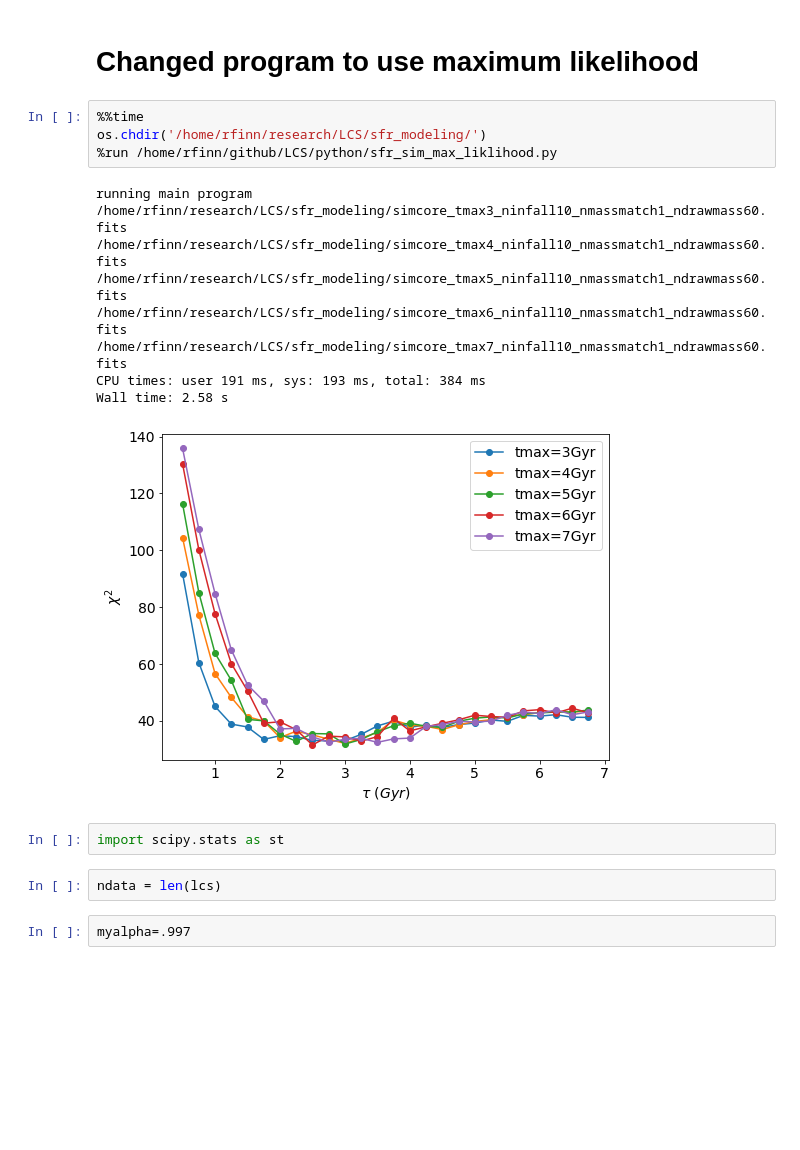
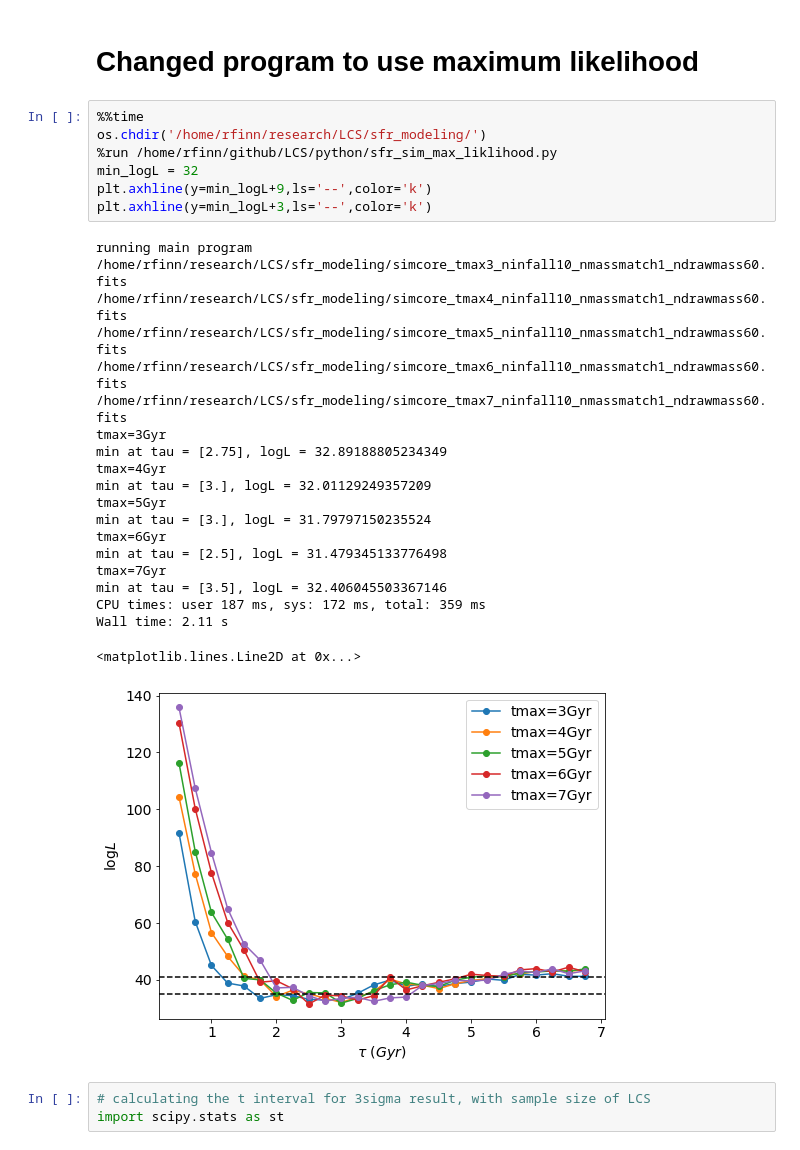
Before and after one commit to rfinn/LCS, a Jupyter notebook: notebooks/sfr-modeling-paper2.ipynb, the cells around one changed output. Cells and saved outputs as stored; diff of their text form; blank space fills up the shorter version.

```diff
--- a/notebooks/sfr-modeling-paper2.ipynb
+++ b/notebooks/sfr-modeling-paper2.ipynb
@@ -1052,21 +1052,32 @@ Wall time: 2.18 s
 # %%
 %%time
 os.chdir('/home/rfinn/research/LCS/sfr_modeling/')
 %run /home/rfinn/github/LCS/python/sfr_sim_max_liklihood.py
+min_logL = 32
+plt.axhline(y=min_logL+9,ls='--',color='k')
+plt.axhline(y=min_logL+3,ls='--',color='k')
 # %% [output]
 running main program
 /home/rfinn/research/LCS/sfr_modeling/simcore_tmax3_ninfall10_nmassmatch1_ndrawmass60.fits
 /home/rfinn/research/LCS/sfr_modeling/simcore_tmax4_ninfall10_nmassmatch1_ndrawmass60.fits
 /home/rfinn/research/LCS/sfr_modeling/simcore_tmax5_ninfall10_nmassmatch1_ndrawmass60.fits
 /home/rfinn/research/LCS/sfr_modeling/simcore_tmax6_ninfall10_nmassmatch1_ndrawmass60.fits
 /home/rfinn/research/LCS/sfr_modeling/simcore_tmax7_ninfall10_nmassmatch1_ndrawmass60.fits
-CPU times: user 191 ms, sys: 193 ms, total: 384 ms
-Wall time: 2.58 s
+tmax=3Gyr
+min at tau = [2.75], logL = 32.89188805234349
+tmax=4Gyr
+min at tau = [3.], logL = 32.01129249357209
+tmax=5Gyr
+min at tau = [3.], logL = 31.79797150235524
+tmax=6Gyr
+min at tau = [2.5], logL = 31.479345133776498
+tmax=7Gyr
+min at tau = [3.5], logL = 32.406045503367146
+CPU times: user 187 ms, sys: 172 ms, total: 359 ms
+Wall time: 2.11 s
+<matplotlib.lines.Line2D at 0x...>
-[figure, old version]
+[figure, new version]
-# %%
-import scipy.stats as st
-# %%
-ndata = len(lcs)
-# %%
-myalpha=.997
+# %%
+# calculating the t interval for 3sigma result, with sample size of LCS
+import scipy.stats as st
 # %%
```
Also changed, not shown: parts of 2 cells of this notebook, 1 other file.
